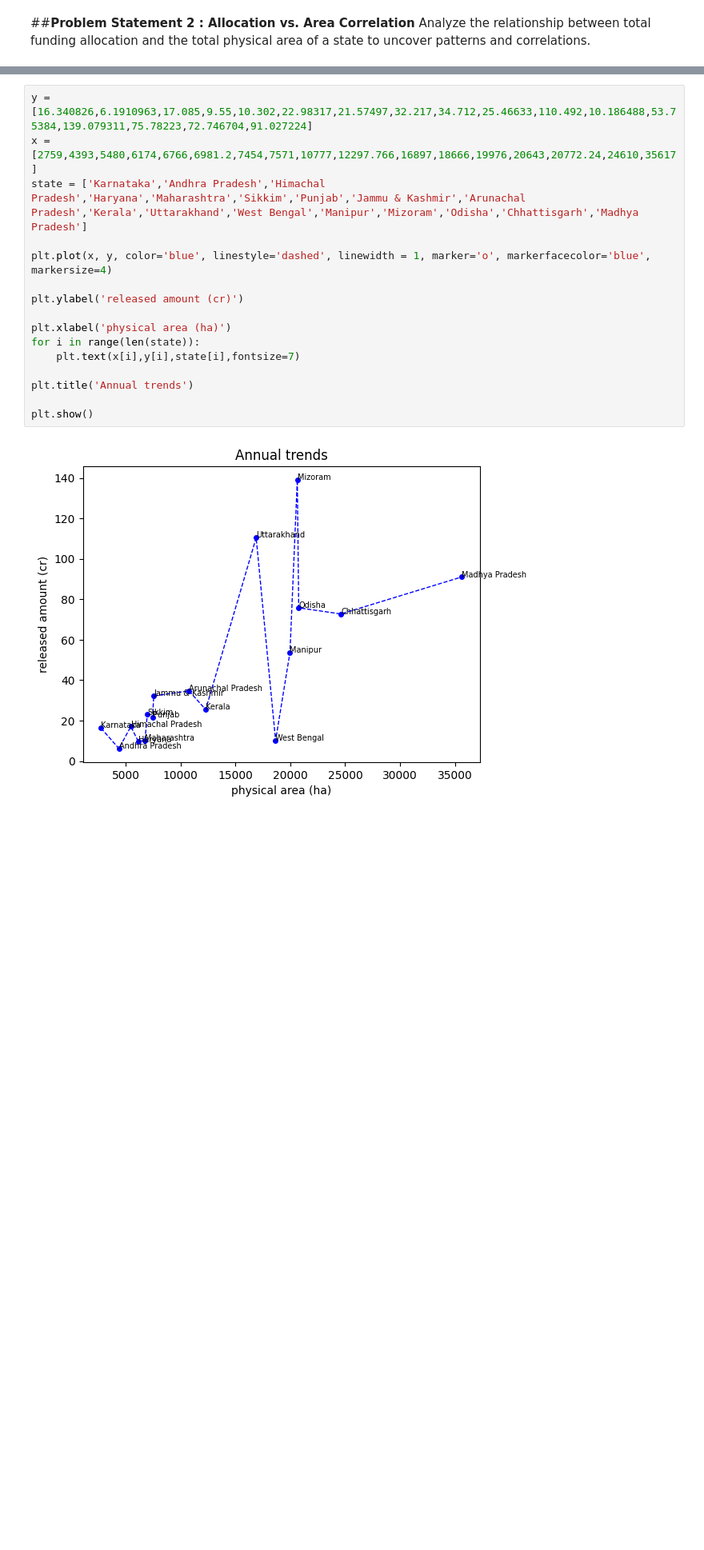
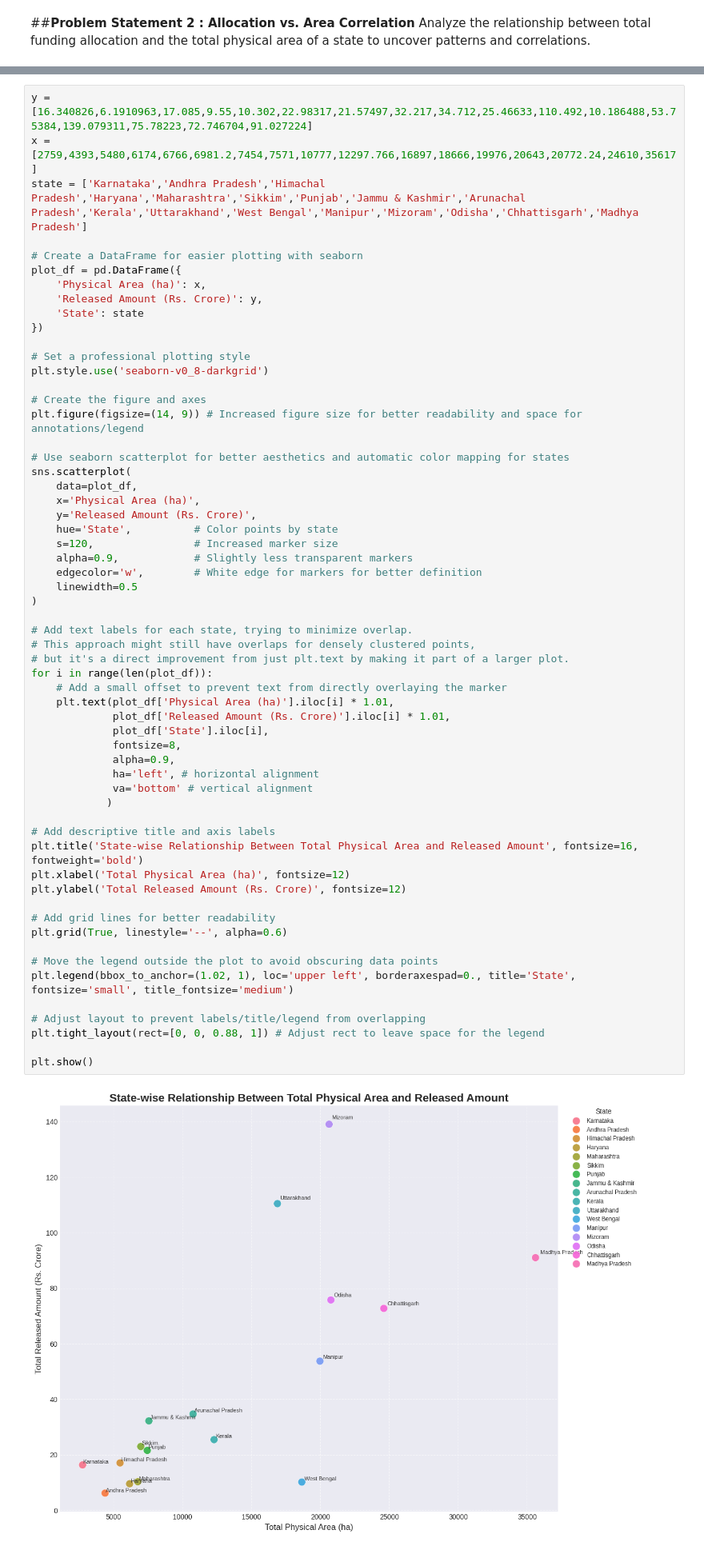
Before and after one commit to nexus9601/GIM-Data-Analysis, a Jupyter notebook: notebook/GIM_Trends_Data_Analysis.ipynb, the cells around one changed output, grey strips where cells are left out. Shown at 80% size. Drawn from its saved outputs; the diff is of its cells as text; blank space fills up the shorter version.

```diff
--- a/notebook/GIM_Trends_Data_Analysis.ipynb
+++ b/notebook/GIM_Trends_Data_Analysis.ipynb
@@ -353,18 +367,61 @@ plt.show()
 # %%
 y = [16.340826,6.1910963,17.085,9.55,10.302,22.98317,21.57497,32.217,34.712,25.46633,110.492,10.186488,53.75384,139.079311,75.78223,72.746704,91.027224]
 x = [2759,4393,5480,6174,6766,6981.2,7454,7571,10777,12297.766,16897,18666,19976,20643,20772.24,24610,35617]
 state = ['Karnataka','Andhra Pradesh','Himachal Pradesh','Haryana','Maharashtra','Sikkim','Punjab','Jammu & Kashmir','Arunachal Pradesh','Kerala','Uttarakhand','West Bengal','Manipur','Mizoram','Odisha','Chhattisgarh','Madhya Pradesh']
 
-plt.plot(x, y, color='blue', linestyle='dashed', linewidth = 1, marker='o', markerfacecolor='blue', markersize=4)
+# Create a DataFrame for easier plotting with seaborn
+plot_df = pd.DataFrame({
+    'Physical Area (ha)': x,
+    'Released Amount (Rs. Crore)': y,
+    'State': state
+})
 
-plt.ylabel('released amount (cr)')
+# Set a professional plotting style
+plt.style.use('seaborn-v0_8-darkgrid')
 
-plt.xlabel('physical area (ha)')
-for i in range(len(state)):
-    plt.text(x[i],y[i],state[i],fontsize=7)
+# Create the figure and axes
+plt.figure(figsize=(14, 9)) # Increased figure size for better readability and space for annotations/legend
 
-plt.title('Annual trends')
+# Use seaborn scatterplot for better aesthetics and automatic color mapping for states
+sns.scatterplot(
+    data=plot_df,
+    x='Physical Area (ha)',
+    y='Released Amount (Rs. Crore)',
+    hue='State',          # Color points by state
+    s=120,                # Increased marker size
+    alpha=0.9,            # Slightly less transparent markers
+    edgecolor='w',        # White edge for markers for better definition
+    linewidth=0.5
+)
+
+# Add text labels for each state, trying to minimize overlap.
+# This approach might still have overlaps for densely clustered points,
+# but it's a direct improvement from just plt.text by making it part of a larger plot.
+for i in range(len(plot_df)):
+    # Add a small offset to prevent text from directly overlaying the marker
+    plt.text(plot_df['Physical Area (ha)'].iloc[i] * 1.01,
+             plot_df['Released Amount (Rs. Crore)'].iloc[i] * 1.01,
+             plot_df['State'].iloc[i],
+             fontsize=8,
+             alpha=0.9,
+             ha='left', # horizontal alignment
+             va='bottom' # vertical alignment
+            )
+
+# Add descriptive title and axis labels
+plt.title('State-wise Relationship Between Total Physical Area and Released Amount', fontsize=16, fontweight='bold')
+plt.xlabel('Total Physical Area (ha)', fontsize=12)
+plt.ylabel('Total Released Amount (Rs. Crore)', fontsize=12)
+
+# Add grid lines for better readability
+plt.grid(True, linestyle='--', alpha=0.6)
+
+# Move the legend outside the plot to avoid obscuring data points
+plt.legend(bbox_to_anchor=(1.02, 1), loc='upper left', borderaxespad=0., title='State', fontsize='small', title_fontsize='medium')
+
+# Adjust layout to prevent labels/title/legend from overlapping
+plt.tight_layout(rect=[0, 0, 0.88, 1]) # Adjust rect to leave space for the legend
 
 plt.show()
 # %% [output]
-[figure, old version]
+[figure, new version]
```
Also changed, not shown: parts of 8 cells of this notebook.
